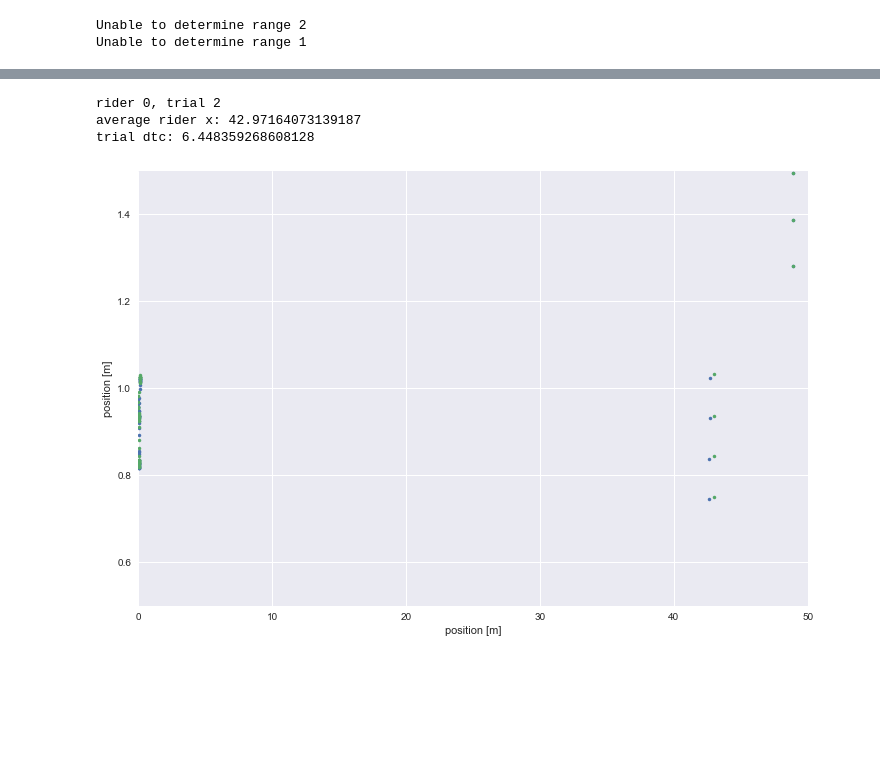
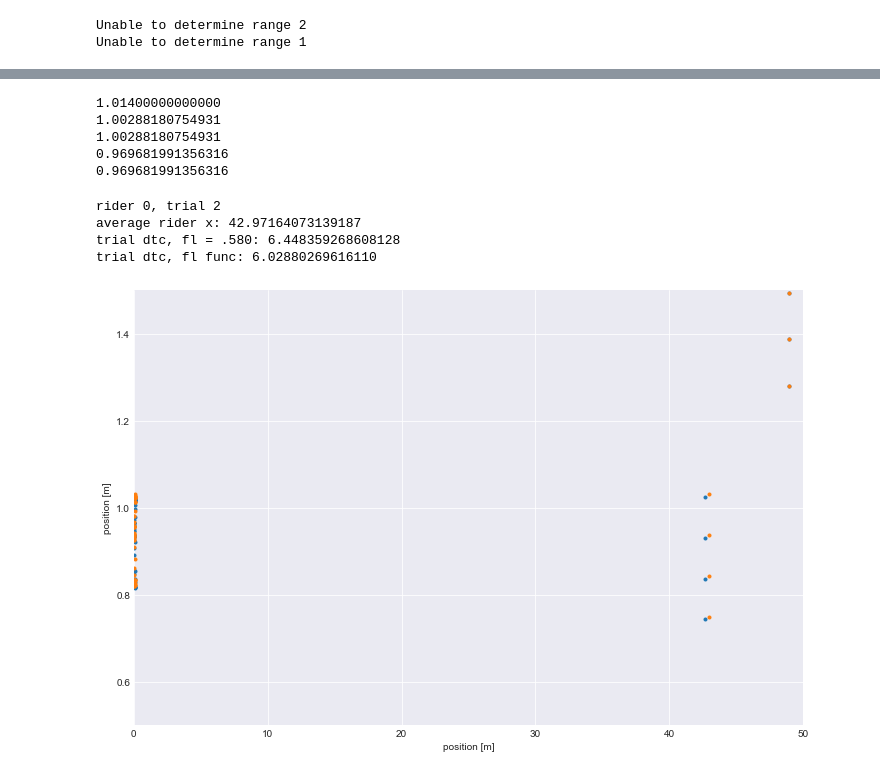
Before and after one commit to oliverlee/antlia, a Jupyter notebook: python/notebooks/calculate_braking_ttc.ipynb, the cells around one changed output, grey strips where cells are left out. Saved outputs shown, nothing was run; the diff lists cells and outputs as text; code cells hidden in the pictures; blank space fills up the shorter version.

```diff
--- a/python/notebooks/calculate_braking_ttc.ipynb
+++ b/python/notebooks/calculate_braking_ttc.ipynb
@@ -1,17 +1,18 @@
 # %%
+%matplotlib inline
+DEFAULT_FIGSIZE = (12, 8)
+
 import itertools
 import sys
 
 import numpy as np
 import matplotlib.pyplot as plt
 import seaborn as sns
+sns.set_style('darkgrid')
 
 sys.path.append('..')
 from antlia import lidar
 from antlia import plot_braking as braking
-
-%matplotlib inline
-DEFAULT_FIGSIZE = (12, 8)
 
 %load_ext autoreload
 %autoreload 2
@@ -63,6 +64,51 @@ for rid, tid in [[0, 6]]:
     display_animation(ani)
 # %% [output]
 [interactive output not drawn]
+# %%
+## calculate forward length
+# We make some simplifications in the bicycle geometry
+# (namely ignoring changes in roll and pitch, and mostly
+# assuming yaw to be zero) as they will be small as we
+# are near the nominal orientation.
+
+bb_to_front_hub = 0.655 # m
+front_wheel_radius = 0.359 # m
+head_tube_angle = (90 - 72) * np.pi/180 # rad TODO: measure this
+
+import sympy
+import sympy.physics.vector as sv
+
+yaw, steer = sympy.symbols('yaw steer')
+N = sv.ReferenceFrame('N')
+A = N.orientnew('A', 'axis', [yaw, N.z])
+B = A.orientnew('B', 'axis', [head_tube_angle, A.y])
+C = B.orientnew('C', 'axis', [steer, B.z])
+
+# vector pointing from front hub center to most forward
+# point on front wheel
+n = sv.cross(C.y, N.z).normalize()
+
+o = sv.Point('o')
+p = o.locatenew('p', bb_to_front_hub*A.x + front_wheel_radius*n)
+
+d = sv.dot(p.pos_from(o), N.x)
+
+def forward_length(steer_angle, yaw_angle = 0):
+    # distance from bottom bracket to front hub,
+    # projected onto rear frame body fixed x-axis
+    return d.subs({yaw: yaw_angle, steer: steer_angle})
+
+print(forward_length(0))
+print(forward_length(15*np.pi/180))
+print(forward_length(-15*np.pi/180))
+print(forward_length(30*np.pi/180))
+print(forward_length(-30*np.pi/180))
+# %% [output]
+1.01400000000000
+1.00288180754931
+1.00288180754931
+0.969681991356316
+0.969681991356316
 # %%
 plt.close('all')
 for rid, tid in [[0, 2]]:
@@ -70,43 +116,46 @@ for rid, tid in [[0, 2]]:
     trial = record.trial[tid]
     try:
         m, _, _, _ = braking.get_metrics(trial.data)
     except TypeError:
         continue
     print('rider {}, trial {}'.format(rid, tid))
 
-    # TODO: interpolate between frames
-    # TODO: account for bicycle length? need to go from pedal to front wheel
     index1 = record.lidar.frame_index(m['braking starttime'][0])
 
     xlim = (0, 50)
     ylim = (0.5, 1.5)
     fig, ax = plt.subplots()
 
     x, y = record.lidar[index1 - 1].cartesian(xlim=xlim, ylim=ylim)
     ax.plot(x.compressed(), y.compressed(), linestyle=' ', marker='.')
     x, y = record.lidar[index1].cartesian(xlim=xlim, ylim=ylim)
     ax.plot(x.compressed(), y.compressed(), linestyle=' ', marker='.')
 
     ax.set_xlabel('position [m]')
     ax.set_ylabel('position [m]')
     ax.set_xlim((0, 50))
     ax.set_ylim(ylim)
 
     rider_x = x[np.where((x > 10) & (x < 48))]
     print('average rider x: {}'.format(rider_x.mean()))
 
-    # _rough estimate_ from crank to front wheel center.
-    # TODO: measure value instead of just estimating
-    # TODO: need to include wheel and account for height of lidar
-    forward_length = 0.580
-    dtc = 50 - rider_x.mean() - forward_length
-    print('trial dtc: {}'.format(dtc))
+    # from bottom bracket to front wheel center
+    # projected on inertia x-axis
+    dtc1 = 50 - rider_x.mean() - 0.580
+    print('trial dtc, fl = .580: {}'.format(dtc1))
+
+    steer_angle = np.interp(m['braking starttime'][0],
+                            trial.data.time,
+                            trial.data['steer angle'])
+    dtc2 = 50 - rider_x.mean() - forward_length(steer_angle)
+    print('trial dtc, fl func: {}'.format(dtc2))
 plt.show()
 # %% [output]
 rider 0, trial 2
 average rider x: 42.97164073139187
-trial dtc: 6.448359268608128
+trial dtc, fl = .580: 6.448359268608128
+trial dtc, fl func: 6.02880269616110
-[figure, old version]
+[figure, new version]
 # %%
 def calculate_dtc(rid, tid):
     record = records[rid]
```
Also changed, not shown: parts of 4 cells of this notebook.
